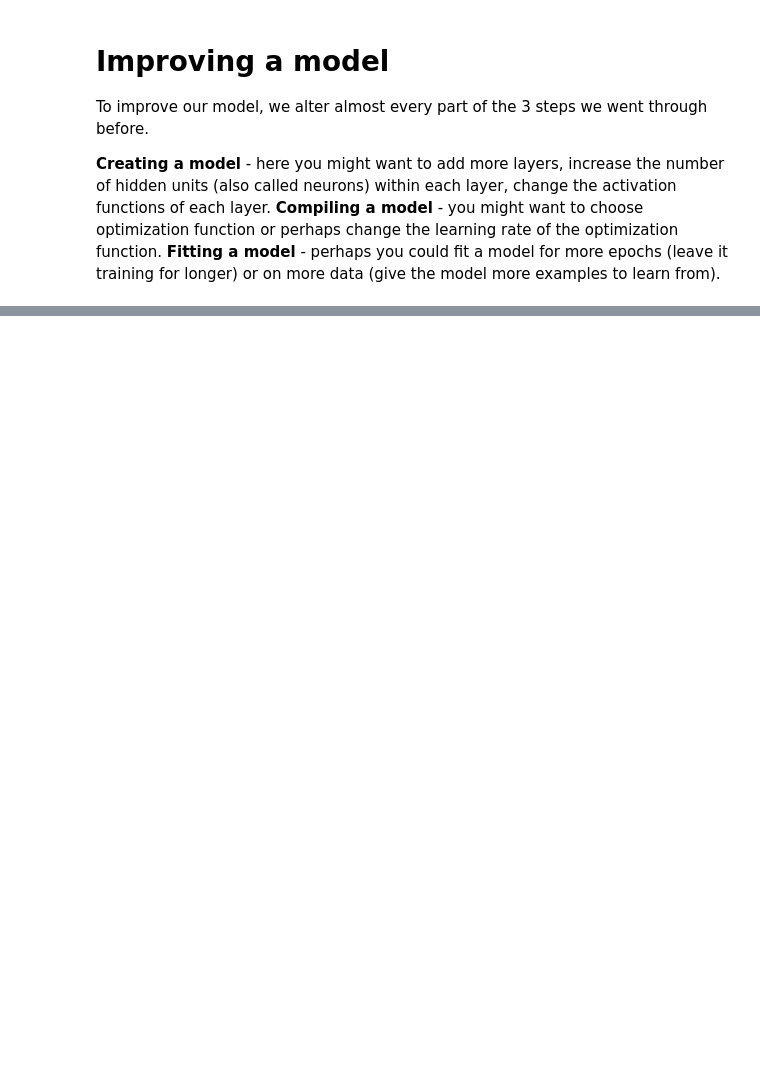
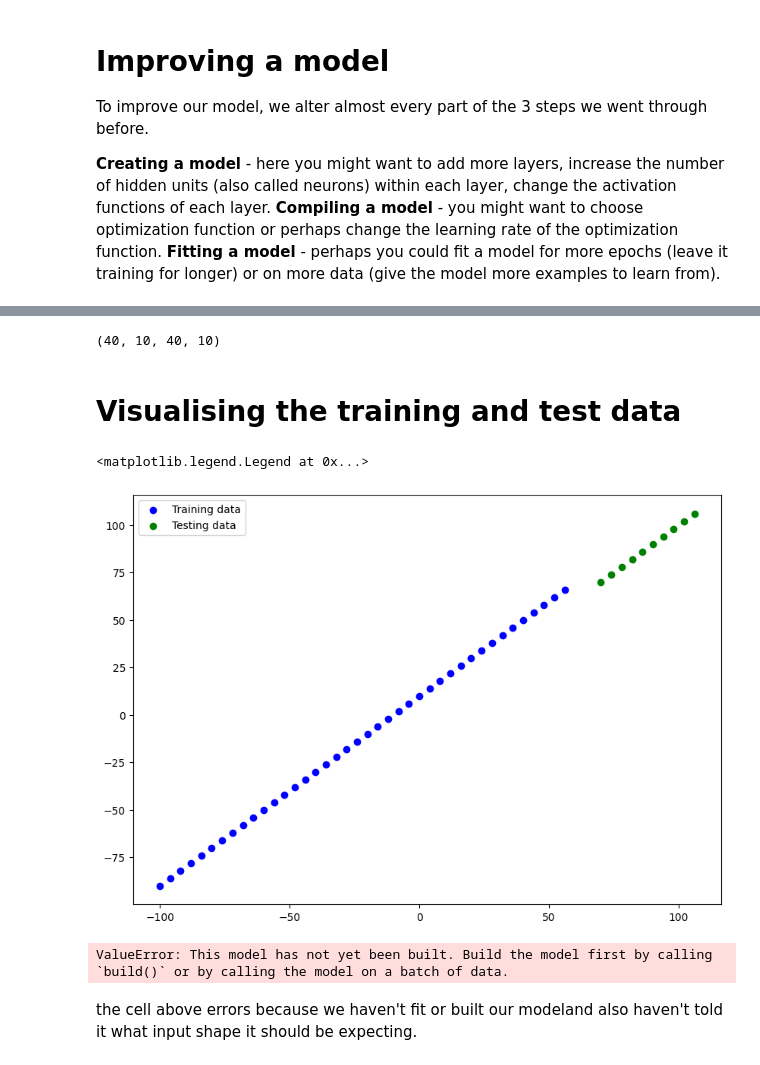
Before and after one commit to alexandrufalk/tensorflow, a Jupyter notebook: 01_Neural_Network_Regression_tensorflow.ipynb, the cells around one changed output, grey strips where cells are left out. Cells and saved outputs as stored; diff of their text form; code cells hidden in the pictures; blank space fills up the shorter version.

```diff
--- a/01_Neural_Network_Regression_tensorflow.ipynb
+++ b/01_Neural_Network_Regression_tensorflow.ipynb
@@ -350,0 +443,24 @@ array([[18.947514]], dtype=float32)
+# %%
+# Spliting the data
+X_train=X[:40]
+y_train=y[:40]
+
+X_test=y[40:]
+y_test=y[40:]
+
+len(X_train), len(X_test), len(y_train), len(y_test)
+# %% [output]
+(40, 10, 40, 10)
+# %% [markdown]
+# Visualising the training and test data
+# %%
+plt.figure(figsize=(10,7))
+#Plot taining data
+plt.scatter(X_train, y_train, c='b', label='Training data')
+# Plot test data
+plt.scatter(X_test, y_test, c='g', label='Testing data')
+# Show a legend
+plt.legend()
+# %% [output]
+<matplotlib.legend.Legend at 0x...>
+[figure, added]
@@ -350,0 +484,7 @@ array([[18.947514]], dtype=float32)
+# %%
+# Doesn't work (model not fit/built)
+model.summary()
+# %% [output]
+ValueError: This model has not yet been built. Build the model first by calling `build()` or by calling the model on a batch of data.
+# %% [markdown]
+the cell above errors because we haven't fit or built our modeland also haven't told it what input shape it should be expecting.
```
Also changed, not shown: parts of 30 cells of this notebook.
